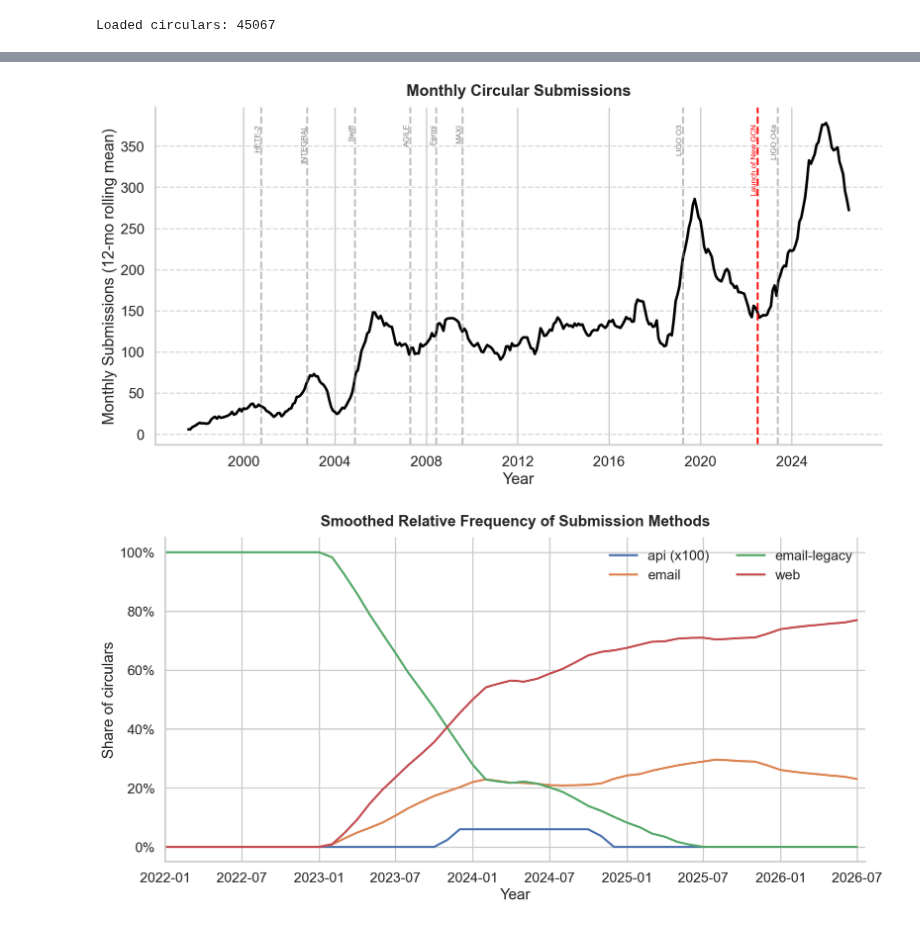
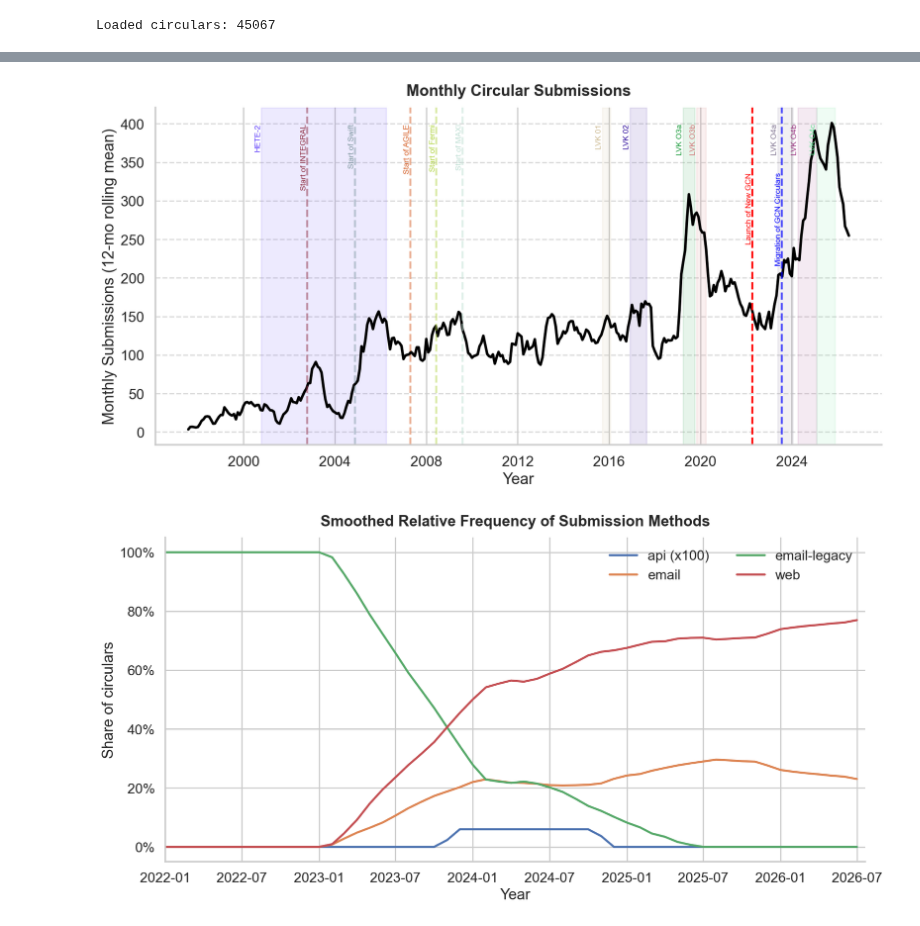
Before and after one commit to tylerbarna/gcn-regex, a Jupyter notebook: misc.ipynb, the cells around one changed output, grey strips where cells are left out. Saved outputs shown, nothing was run; the diff lists cells and outputs as text; code cells hidden in the pictures.

Commit message:
Expand monthly circular plot

```diff
--- a/misc.ipynb
+++ b/misc.ipynb
@@ -92,6 +92,7 @@ print(f"Loaded circulars: {len(circulars)}")
 Loaded circulars: 45067
 # %%
 ## number of submitted circulars over time
+span_or_start = 'span'
 circulars_submit_df = pd.DataFrame.from_records(
     (
         {
@@ -107,7 +108,7 @@ circulars_submit_df["month"] = pd.to_datetime(
 ).dt.to_period("M").dt.to_timestamp()
 submit_counts = pd.crosstab(circulars_submit_df["month"], circulars_submit_df["submittedHow"]).sort_index()
 submit_counts_total = submit_counts.sum(axis=1)
-submit_counts_total_rolling = submit_counts_total.rolling(window=12, min_periods=1, center=True).mean()
+submit_counts_total_rolling = submit_counts_total.rolling(window=6, min_periods=1, center=True).mean()
 
 
 ax.set_title("Monthly Circular Submissions", pad=14, weight="bold")
@@ -126,39 +127,60 @@ ax.grid(axis='y', linestyle='--', alpha=0.7)
 ax.spines["top"].set_visible(False)
 ax.spines["right"].set_visible(False)
 
-## various mission start dates relevant to GCN circulars
-mission_start_dates = {
-    "Swift": pd.Timestamp("2004-11-20"),
-    "Fermi": pd.Timestamp("2008-06-11"),
-    "INTEGRAL": pd.Timestamp("2002-10-17"),
-    "AGILE": pd.Timestamp("2007-04-23"),
-    "MAXI": pd.Timestamp("2009-08-03"),
-    "HETE-2": pd.Timestamp("2000-10-09"),
-    # "MASTER Network": pd.Timestamp("2010-10-01"),
-    "LIGO O3": pd.Timestamp("2019-04-01"),
-    "LIGO O4a": pd.Timestamp("2023-05-24"),
-    # "LIGO O4b": pd.Timestamp("2024-03-01"),
-    # "LIGO O4c": pd.Timestamp("2024-10-01"),
-    # "Launch of New GCN": pd.Timestamp("2022-07-01"),
+## Mission spans of launch and end dates (if applicable)
+mission_spans = {
+    "Swift": (pd.Timestamp("2004-11-20"), None),
+    "Fermi": (pd.Timestamp("2008-06-11"), None),
+    "INTEGRAL": (pd.Timestamp("2002-10-17"), None),
+    "AGILE": (pd.Timestamp("2007-04-23"), None),
+    "MAXI": (pd.Timestamp("2009-08-03"), None),
+    "HETE-2": (pd.Timestamp("2000-10-09"), pd.Timestamp("2006-03-31")),
+    "LVK 01": (pd.Timestamp("2015-09-14"), pd.Timestamp("2016-01-19")),
+    "LVK 02": (pd.Timestamp("2016-11-30"), pd.Timestamp("2017-08-25")),
+    "LVK O3a": (pd.Timestamp("2019-04-01"), pd.Timestamp("2019-10-01")),
+    "LVK O3b": (pd.Timestamp("2019-11-01"), pd.Timestamp("2020-03-27")),
+    "LVK O4a": (pd.Timestamp("2023-05-24"), pd.Timestamp("2024-01-16")),
+    "LVK O4b": (pd.Timestamp("2024-04-10"), pd.Timestamp("2025-01-28")),
+    "LVK O4c": (pd.Timestamp("2025-01-28"), pd.Timestamp("2025-11-18")),
 }
+if span_or_start == 'span':
+    for mission, (start_date, end_date) in mission_spans.items():
+        # random color
+        color_ = np.random.rand(3,)
+        if end_date is None:
+            ax.axvline(start_date, color=color_, linestyle="--", alpha=0.5)
+        else:
+            ax.axvspan(start_date, end_date or pd.Timestamp.now(), color=color_, alpha=0.1)
+        text_str = f"Start of {mission}" if end_date is None else f"{mission}"
+        ax.text(
+            start_date,
+            ax.get_ylim()[1] * 0.95,
+            text_str,
+            rotation=90,
+            verticalalignment="top",
+            horizontalalignment="right",
+            fontsize=9,
+            color=color_,
+        )
+elif span_or_start == 'start':
 
-for mission, start_date in mission_start_dates.items():
-    ax.axvline(start_date, color="gray", linestyle="--", alpha=0.5)
-    ax.text(
-        start_date,
-        ax.get_ylim()[1] * 0.95,
-        mission,
-        rotation=90,
-        verticalalignment="top",
-        horizontalalignment="right",
-        fontsize=9,
-        color="gray",
-    )
+    for mission, (start_date, end_date) in mission_spans.items():
+        ax.axvline(start_date, color="gray", linestyle="--", alpha=0.5)
+        ax.text(
+            start_date,
+            ax.get_ylim()[1] * 0.95,
+            mission,
+            rotation=90,
+            verticalalignment="top",
+            horizontalalignment="right",
+            fontsize=9,
+            color="gray",
+        )
 
-ax.axvline(pd.Timestamp("2022-07-01"), color="red", linestyle="--", alpha=1)
+ax.axvline(pd.Timestamp("2022-04-07"), color="red", linestyle="--", alpha=1)
 ax.text(
-    pd.Timestamp("2022-07-01"),
-    ax.get_ylim()[1] * 0.95,
+    pd.Timestamp("2022-04-07"),
+    ax.get_ylim()[1] * 0.80,
     "Launch of New GCN",
     rotation=90,
     verticalalignment="top",
@@ -166,4 +188,16 @@ ax.text(
     fontsize=9,
     color="red",
 )
+
+ax.axvline(pd.Timestamp("2023-07-26"), color="blue", linestyle="--", alpha=0.7)
+ax.text(
+    pd.Timestamp("2023-07-26"),
+    ax.get_ylim()[1] * 0.80,
+    "Migration of GCN Circulars",
+    rotation=90,
+    verticalalignment="top",
+    horizontalalignment="right",
+    fontsize=9,
+    color="blue",
+);
 # %% [output]
@@ -171,4 +204,4 @@ Text(2022-07-01 00:00:00, 376.8666964285714, 'Launch of New GCN')
-[figure, old version]
+[figure, new version]
 # %%
 ## relative frequency of submission method over time
 circulars_submit_df = pd.DataFrame.from_records(
```
Also changed, not shown: parts of 4 cells of this notebook.
